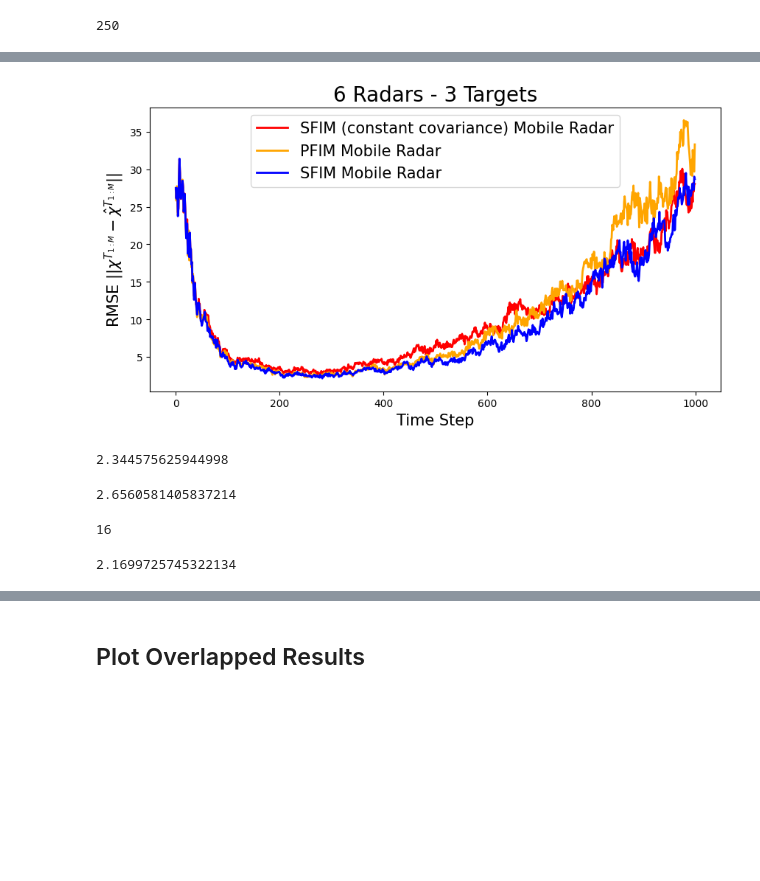
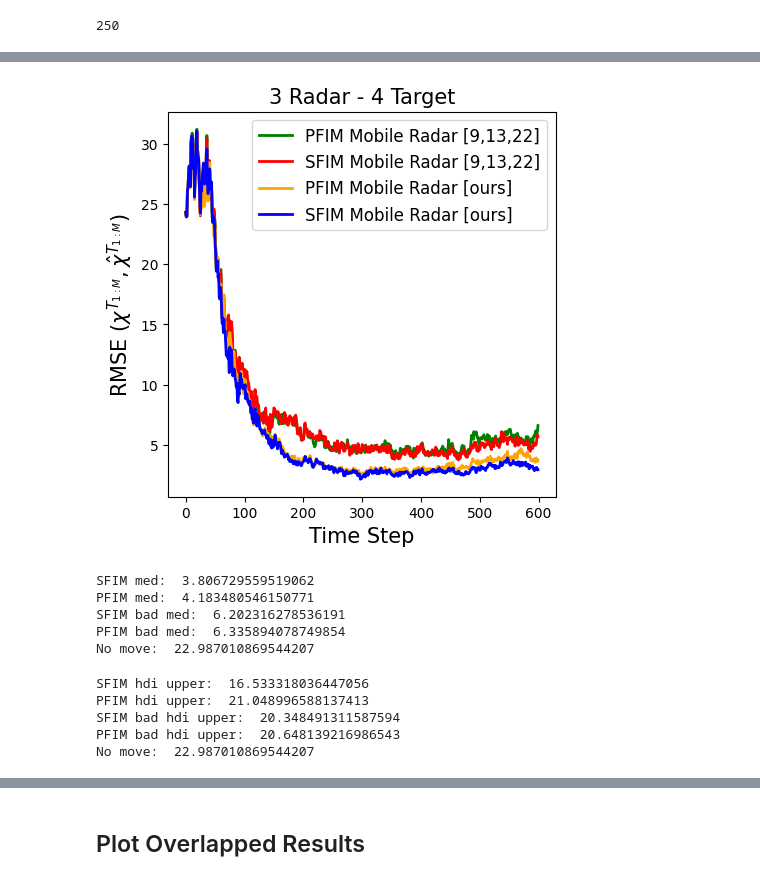
Before and after one commit to mlpotter/OptimalTrackingAndControl, a Jupyter notebook: src_faster/visualize_results.ipynb, the cells around one changed output, grey strips where cells are left out. Saved outputs shown, nothing was run; the diff lists cells and outputs as text; code cells hidden in the pictures; blank space fills up the shorter version.

```diff
--- a/src_faster/visualize_results.ipynb
+++ b/src_faster/visualize_results.ipynb
@@ -32,7 +47,7 @@ def get_rmse_array(filepath):
 
     return k,rmse
 # %%
-experiment_name = os.path.join("Experiment2_SFIM",f"N_radar={N_radar}-{move_radars[1]}")
+experiment_name = os.path.join(f"Experiment{experiment_number}_SFIM",f"N_radar={N_radar}-{move_radars[1]}")
 results_savepath = "results"
 filepath = os.path.join(results_savepath,experiment_name)
 
@@ -52,5 +74,5 @@ plt.fill_between(k, under_line, over_line, color='b', alpha=.25) #std curves.
 # %%
-experiment_name = os.path.join("Experiment2_PFIM",f"N_radar={N_radar}-{move_radars[1]}")
+experiment_name = os.path.join(f"Experiment{experiment_number}_PFIM",f"N_radar={N_radar}-{move_radars[1]}")
 results_savepath = "results"
 filepath = os.path.join(results_savepath,experiment_name)
 
@@ -78,0 +92,7 @@ plt.fill_between(k, under_line, over_line, color='b', alpha=.25) #std curves.
+# %%
+experiment_name = os.path.join(f"Experiment{experiment_number}_PFIM_bad",f"N_radar={N_radar}-{move_radars[1]}")
+results_savepath = "results"
+filepath = os.path.join(results_savepath,experiment_name)
+
+k,rmse_move_pfim_bad = get_rmse_array(filepath)
+print(len(rmse_move_pfim))
@@ -78,0 +101,7 @@ plt.fill_between(k, under_line, over_line, color='b', alpha=.25) #std curves.
+# %%
+experiment_name = os.path.join(f"Experiment{experiment_number}_SFIM_bad",f"N_radar={N_radar}-{move_radars[1]}")
+results_savepath = "results"
+filepath = os.path.join(results_savepath,experiment_name)
+
+k,rmse_move_sfim_bad = get_rmse_array(filepath)
+print(len(rmse_move_sfim_bad))
@@ -165,33 +227,43 @@ plt.savefig(os.path.join("results","rmse_overlayed_sfimbad2.pdf"))
 # %%
-plt.figure(figsize=(10,5))
+plt.figure(figsize=(5,5))
+# az.plot_hdi(k, np.expand_dims(rmse_move_pfim_bad,axis=0),hdi_prob=0.8,smooth=False,color='green',fill_kwargs={'alpha': 0.2})
+plt.plot(np.quantile(rmse_move_pfim_bad,q=0.5,axis=0), linewidth=2,color="green",label='PFIM Mobile Radar [9,13,22]') #mean curve.
 # az.plot_hdi(k, np.expand_dims(rmse_move_sfim_bad,axis=0),hdi_prob=0.8,smooth=False,color='red',fill_kwargs={'alpha': 0.2})
-plt.plot(np.quantile(rmse_move_sfim_bad,q=0.5,axis=0), linewidth=2,color="red",label='SFIM (constant covariance) Mobile Radar') #mean curve.
+plt.plot(np.quantile(rmse_move_sfim_bad,q=0.5,axis=0), linewidth=2,color="red",label='SFIM Mobile Radar [9,13,22]') #mean curve.
 # az.plot_hdi(k, np.expand_dims(rmse_move_pfim,axis=0),hdi_prob=0.8,smooth=False,color='orange',fill_kwargs={'alpha': 0.2})
-plt.plot(np.quantile(rmse_move_pfim,q=0.5,axis=0), linewidth=2,color="orange",label='PFIM Mobile Radar') #mean curve.
+plt.plot(np.quantile(rmse_move_pfim,q=0.5,axis=0), linewidth=2,color="orange",label='PFIM Mobile Radar [ours]') #mean curve.
 # az.plot_hdi(k, np.expand_dims(rmse_move_sfim,axis=0),hdi_prob=0.8,smooth=False,color='blue',fill_kwargs={'alpha': 0.2})
-plt.plot(np.quantile(rmse_move_sfim,q=0.5,axis=0), linewidth=2,color="blue",label='SFIM Mobile Radar') #mean curve.
+plt.plot(np.quantile(rmse_move_sfim,q=0.5,axis=0), linewidth=2,color="blue",label='SFIM Mobile Radar [ours]') #mean curve.
 
 plt.xlabel("Time Step",fontsize=15)
-plt.ylabel('RMSE $sqrt{|| \chi^{T_{1:M}} - \\hat{\chi}^{T_{1:M}} ||}$',fontsize=15)
+plt.ylabel('RMSE $(\chi^{T_{1:M}},\\hat{\chi}^{T_{1:M}})$',fontsize=15)
 # plt.ylabel("$x^2$")
-plt.legend(loc="upper center",fontsize=15)
-plt.title("6 Radars - 3 Targets",fontsize=20)
-plt.savefig(os.path.join("results","rmse_overlayed_sfimbad_nohdi.pdf"))
+plt.legend(loc="upper right",fontsize=12)
+plt.title(title,fontsize=15)
+plt.savefig(os.path.join("results",f"rmse_overlayed_sfimbad_nohdi{experiment_number}.pdf"))
 # %% [output]
-[figure, old version]
+[figure, new version]
 # %%
-np.median(rmse_move_pfim,axis=0).min()
+print("SFIM med: ",np.median(rmse_move_sfim))
+print("PFIM med: ",np.median(rmse_move_pfim))
+print("SFIM bad med: ",np.median(rmse_move_sfim_bad))
+print("PFIM bad med: ",np.median(rmse_move_pfim_bad))
+print("No move: ",np.median(rmse_nomove))
 # %% [output]
-2.344575625944998
+SFIM med:  3.806729559519062
+PFIM med:  4.183480546150771
+SFIM bad med:  6.202316278536191
+PFIM bad med:  6.335894078749854
+No move:  22.987010869544207
-# %%
-np.median(rmse_move_sfim_bad,axis=0).min()
-# %% [output]
-2.6560581405837214
-# %%
-rmse_move_sfim.max(axis=1).argmax()
-# %% [output]
-16
-# %%
-np.median(rmse_move_sfim,axis=0).min()
-# %% [output]
-2.1699725745322134
+# %%
+print("SFIM hdi upper: ",np.mean(rmse_move_sfim))
+print("PFIM hdi upper: ",np.mean(rmse_move_pfim))
+print("SFIM bad hdi upper: ",np.mean(rmse_move_sfim_bad))
+print("PFIM bad hdi upper: ",np.mean(rmse_move_pfim_bad))
+print("No move: ",np.median(rmse_nomove))
+# %% [output]
+SFIM hdi upper:  16.533318036447056
+PFIM hdi upper:  21.048996588137413
+SFIM bad hdi upper:  20.348491311587594
+PFIM bad hdi upper:  20.648139216986543
+No move:  22.987010869544207
```
Also changed, not shown: parts of 29 cells of this notebook, 5 other files.
